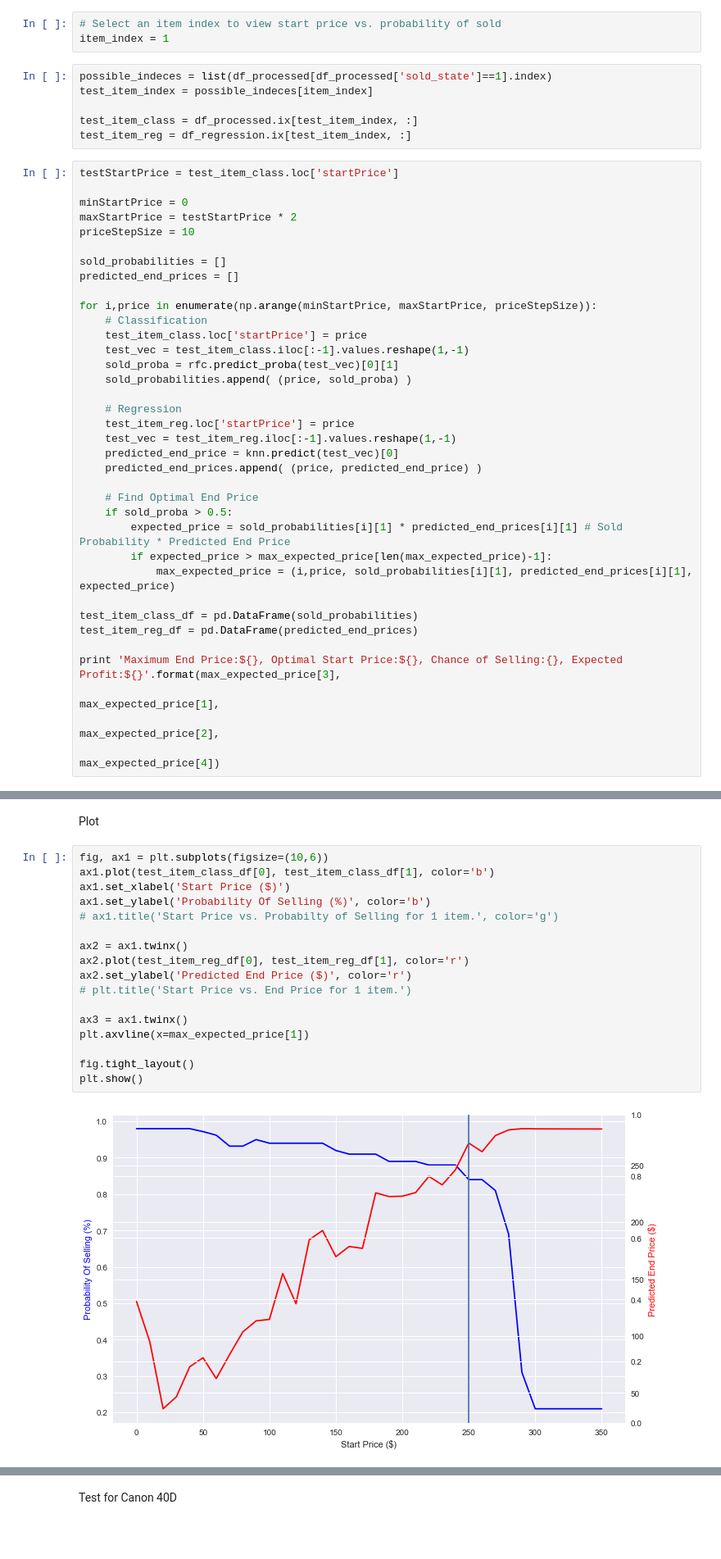
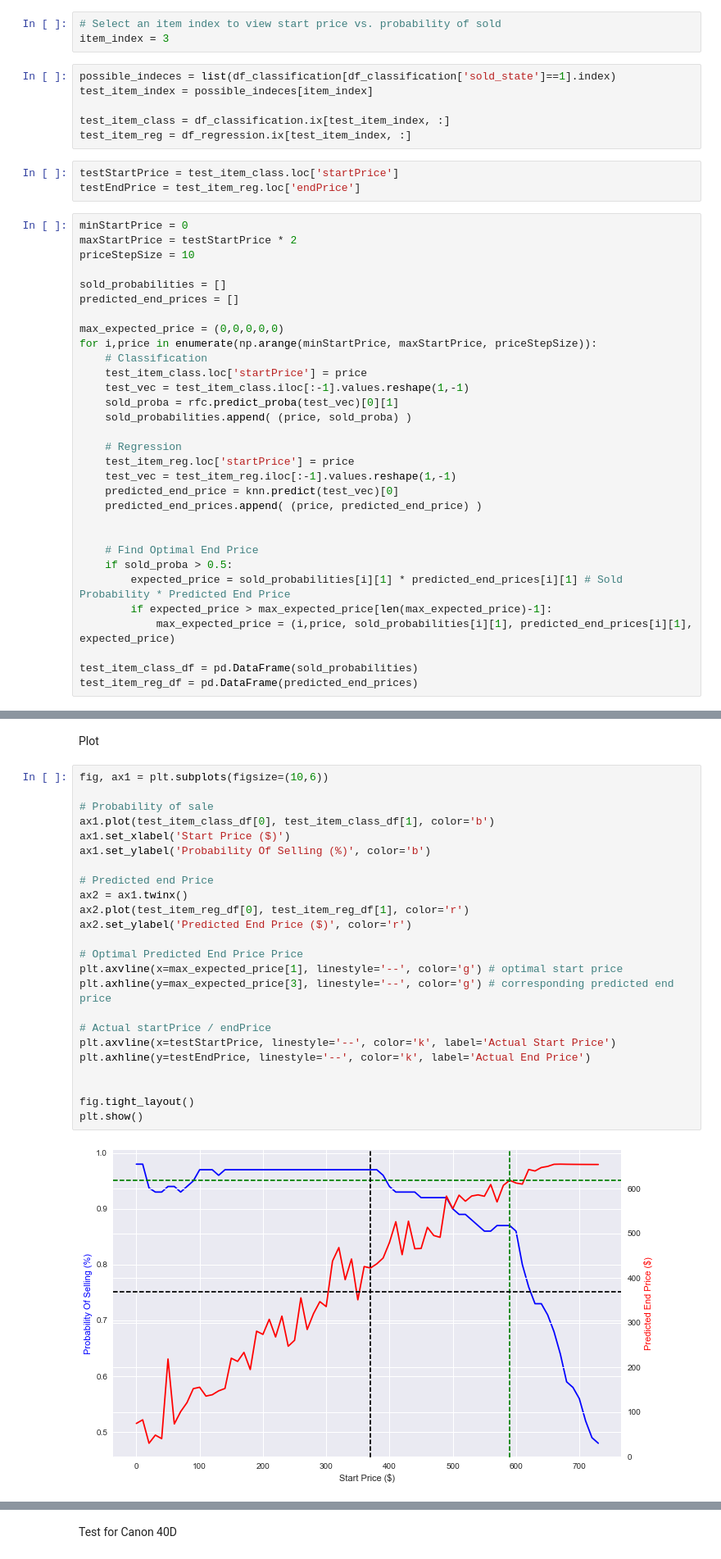
Before and after one commit to NathanZorndorf/ebay-price-predictor, a Jupyter notebook: data-analysis/ebay-exploration.ipynb, the cells around one changed output, grey strips where cells are left out. Shown at 82% size. Cells and saved outputs as stored; diff of their text form; blank space fills up the shorter version.

```diff
--- a/data-analysis/ebay-exploration.ipynb
+++ b/data-analysis/ebay-exploration.ipynb
@@ -920,16 +996,17 @@ average endPrice of listings: $110.92
 Plot startPrice vs. endPrice (where sold_state == 1), and startPrice vs. probability sold_state==1 on the same figure
 # %%
 # Select an item index to view start price vs. probability of sold
-item_index = 1
+item_index = 3
 # %%
-possible_indeces = list(df_processed[df_processed['sold_state']==1].index)
+possible_indeces = list(df_classification[df_classification['sold_state']==1].index)
 test_item_index = possible_indeces[item_index]
 
-test_item_class = df_processed.ix[test_item_index, :]
+test_item_class = df_classification.ix[test_item_index, :]
 test_item_reg = df_regression.ix[test_item_index, :]
+# %%
+testStartPrice = test_item_class.loc['startPrice']
+testEndPrice = test_item_reg.loc['endPrice']
 # %%
-testStartPrice = test_item_class.loc['startPrice']
-
 minStartPrice = 0
 maxStartPrice = testStartPrice * 2
 priceStepSize = 10
@@ -937,6 +1014,7 @@ priceStepSize = 10
 sold_probabilities = []
 predicted_end_prices = []
 
+max_expected_price = (0,0,0,0,0)
 for i,price in enumerate(np.arange(minStartPrice, maxStartPrice, priceStepSize)):
     # Classification
     test_item_class.loc['startPrice'] = price
@@ -950,6 +1028,7 @@ for i,price in enumerate(np.arange(minStartPrice, maxStartPrice, priceStepSize))
     predicted_end_price = knn.predict(test_vec)[0]
     predicted_end_prices.append( (price, predicted_end_price) )
 
+
     # Find Optimal End Price
     if sold_proba > 0.5:
         expected_price = sold_probabilities[i][1] * predicted_end_prices[i][1] # Sold Probability * Predicted End Price
@@ -958,8 +1037,3 @@ for i,price in enumerate(np.arange(minStartPrice, maxStartPrice, priceStepSize))
 
 test_item_class_df = pd.DataFrame(sold_probabilities)
 test_item_reg_df = pd.DataFrame(predicted_end_prices)
-
-print 'Maximum End Price:${}, Optimal Start Price:${}, Chance of Selling:{}, Expected Profit:${}'.format(max_expected_price[3],
-                                                                                                        max_expected_price[1],
-                                                                                                        max_expected_price[2],
-                                                                                                        max_expected_price[4])
@@ -969,20 +1048,27 @@ Maximum End Price:$269.634504774, Optimal Start Price:$250.0, Chance of Selling:
 Plot
 # %%
 fig, ax1 = plt.subplots(figsize=(10,6))
+
+# Probability of sale
 ax1.plot(test_item_class_df[0], test_item_class_df[1], color='b')
 ax1.set_xlabel('Start Price ($)')
 ax1.set_ylabel('Probability Of Selling (%)', color='b')
-# ax1.title('Start Price vs. Probabilty of Selling for 1 item.', color='g')
 
+# Predicted end Price
 ax2 = ax1.twinx()
 ax2.plot(test_item_reg_df[0], test_item_reg_df[1], color='r')
 ax2.set_ylabel('Predicted End Price ($)', color='r')
-# plt.title('Start Price vs. End Price for 1 item.')
 
-ax3 = ax1.twinx()
-plt.axvline(x=max_expected_price[1])
+# Optimal Predicted End Price Price
+plt.axvline(x=max_expected_price[1], linestyle='--', color='g') # optimal start price
+plt.axhline(y=max_expected_price[3], linestyle='--', color='g') # corresponding predicted end price
+
+# Actual startPrice / endPrice
+plt.axvline(x=testStartPrice, linestyle='--', color='k', label='Actual Start Price')
+plt.axhline(y=testEndPrice, linestyle='--', color='k', label='Actual End Price')
+
 
 fig.tight_layout()
 plt.show()
 # %% [output]
-[figure, old version]
+[figure, new version]
```
Also changed, not shown: parts of 42 cells of this notebook, 9 other files.
